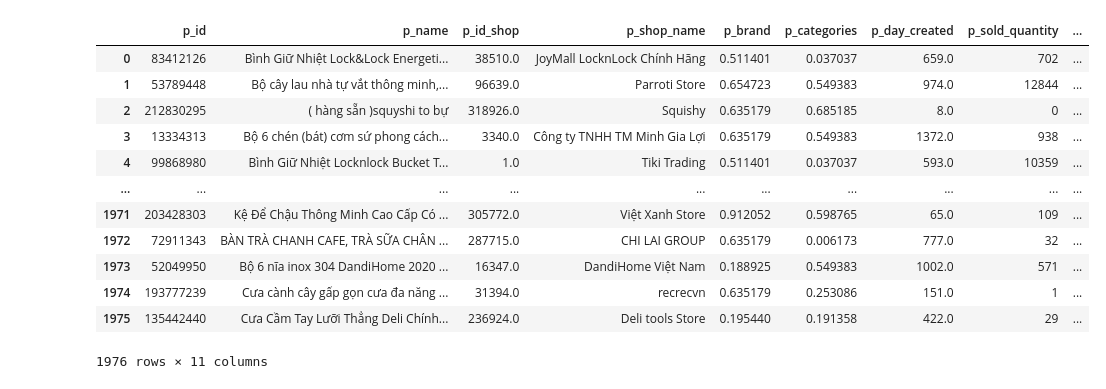
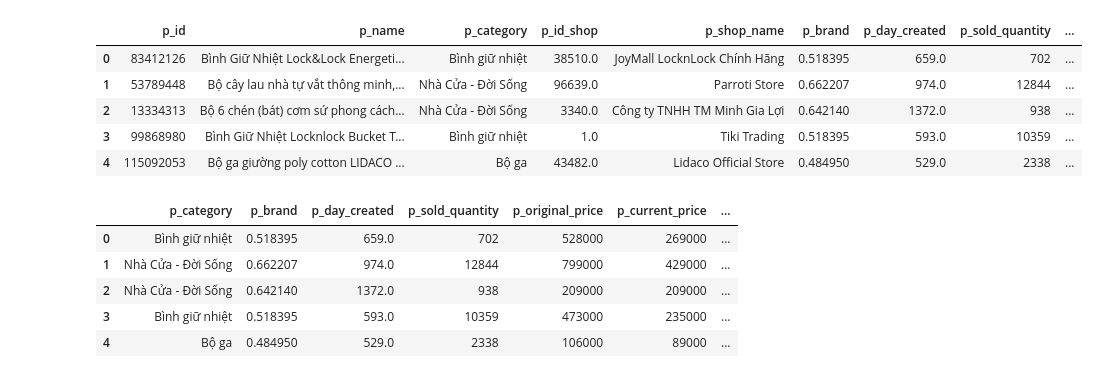
Before and after one commit to TienDat57/IntroductionToDataScience, a Jupyter notebook: src/features/index.ipynb, the cells around one changed output. Cells and saved outputs as stored; diff of their text form; code cells hidden in the pictures.

```diff
--- a/src/features/index.ipynb
+++ b/src/features/index.ipynb
@@ -3,6 +3,6 @@ import pandas as pd
 import numpy as np
 from sklearn.preprocessing import LabelEncoder, MinMaxScaler
 # %%
-df_products = pd.read_csv('../../data/raw/products_detail.csv')
+df_products = pd.read_csv('../../data/processed/tiki_data.csv')
 df_products.head()
 # %% [output]
@@ -17,5 +17,6 @@ df_products_copy = df_products.copy()
 # %%
 # use label encoder to encode the categorical variables
 le = LabelEncoder()
-df_products_copy['p_categories'] = le.fit_transform(df_products_copy['p_categories'])
+df_products_copy['p_categories'] = le.fit_transform(df_products_copy['p_category'])
 df_products_copy['p_brand'] = le.fit_transform(df_products_copy['p_brand'])
+df_products_copy.head()
@@ -31,22 +30,23 @@ df_products_copy.head()
 # %%
 # scale the p_brand and p_categories
 scaler = MinMaxScaler()
 df_products_copy['p_brand'] = scaler.fit_transform(df_products_copy['p_brand'].values.reshape(-1,1))
 df_products_copy['p_categories'] = scaler.fit_transform(df_products_copy['p_categories'].values.reshape(-1, 1))
-df_products_copy
+df_products_copy.head()
 # %% [output]
-|  | p_id | p_name | p_id_shop | p_shop_name | p_brand | p_categories | p_day_created | p_sold_quantity | ... |
-| 0 | 83412126 | Bình Giữ Nhiệt Lock&Lock Energeti... | 38510.0 | JoyMall LocknLock Chính Hãng | 0.511401 | 0.037037 | 659.0 | 702 | ... |
-| 1 | 53789448 | Bộ cây lau nhà tự vắt thông minh,... | 96639.0 | Parroti Store | 0.654723 | 0.549383 | 974.0 | 12844 | ... |
-| 2 | 212830295 | ( hàng sẵn )squyshi to bự | 318926.0 | Squishy | 0.635179 | 0.685185 | 8.0 | 0 | ... |
-| 3 | 13334313 | Bộ 6 chén (bát) cơm sứ phong cách... | 3340.0 | Công ty TNHH TM Minh Gia Lợi | 0.635179 | 0.549383 | 1372.0 | 938 | ... |
-| 4 | 99868980 | Bình Giữ Nhiệt Locknlock Bucket T... | 1.0 | Tiki Trading | 0.511401 | 0.037037 | 593.0 | 10359 | ... |
-| ... | ... | ... | ... | ... | ... | ... | ... | ... | ... |
-| 1971 | 203428303 | Kệ Để Chậu Thông Minh Cao Cấp Có ... | 305772.0 | Việt Xanh Store | 0.912052 | 0.598765 | 65.0 | 109 | ... |
-| 1972 | 72911343 | BÀN TRÀ CHANH CAFE, TRÀ SỮA CHÂN ... | 287715.0 | CHI LAI GROUP | 0.635179 | 0.006173 | 777.0 | 32 | ... |
-| 1973 | 52049950 | Bộ 6 nĩa inox 304 DandiHome 2020 ... | 16347.0 | DandiHome Việt Nam | 0.188925 | 0.549383 | 1002.0 | 571 | ... |
-| 1974 | 193777239 | Cưa cành cây gấp gọn cưa đa năng ... | 31394.0 | recrecvn | 0.635179 | 0.253086 | 151.0 | 1 | ... |
-| 1975 | 135442440 | Cưa Cầm Tay Lưỡi Thẳng Deli Chính... | 236924.0 | Deli tools Store | 0.195440 | 0.191358 | 422.0 | 29 | ... |
+|  | p_id | p_name | p_category | p_id_shop | p_shop_name | p_brand | p_day_created | p_sold_quantity | ... |
+| 0 | 83412126 | Bình Giữ Nhiệt Lock&Lock Energeti... | Bình giữ nhiệt | 38510.0 | JoyMall LocknLock Chính Hãng | 0.518395 | 659.0 | 702 | ... |
+| 1 | 53789448 | Bộ cây lau nhà tự vắt thông minh,... | Nhà Cửa - Đời Sống | 96639.0 | Parroti Store | 0.662207 | 974.0 | 12844 | ... |
+| 2 | 13334313 | Bộ 6 chén (bát) cơm sứ phong cách... | Nhà Cửa - Đời Sống | 3340.0 | Công ty TNHH TM Minh Gia Lợi | 0.642140 | 1372.0 | 938 | ... |
+| 3 | 99868980 | Bình Giữ Nhiệt Locknlock Bucket T... | Bình giữ nhiệt | 1.0 | Tiki Trading | 0.518395 | 593.0 | 10359 | ... |
+| 4 | 115092053 | Bộ ga giường poly cotton LIDACO ... | Bộ ga | 43482.0 | Lidaco Official Store | 0.484950 | 529.0 | 2338 | ... |
-1976 rows × 11 columns
 # %%
 canomical_data = df_products_copy.drop(['p_id','p_name', 'p_id_shop', 'p_shop_name'], axis=1)
+canomical_data.head()
+# %% [output]
+|  | p_category | p_brand | p_day_created | p_sold_quantity | p_original_price | p_current_price | ... |
+| 0 | Bình giữ nhiệt | 0.518395 | 659.0 | 702 | 528000 | 269000 | ... |
+| 1 | Nhà Cửa - Đời Sống | 0.662207 | 974.0 | 12844 | 799000 | 429000 | ... |
+| 2 | Nhà Cửa - Đời Sống | 0.642140 | 1372.0 | 938 | 209000 | 209000 | ... |
+| 3 | Bình giữ nhiệt | 0.518395 | 593.0 | 10359 | 473000 | 235000 | ... |
+| 4 | Bộ ga | 0.484950 | 529.0 | 2338 | 106000 | 89000 | ... |
```
Also changed, not shown: parts of 4 cells of this notebook, 6 other files.
